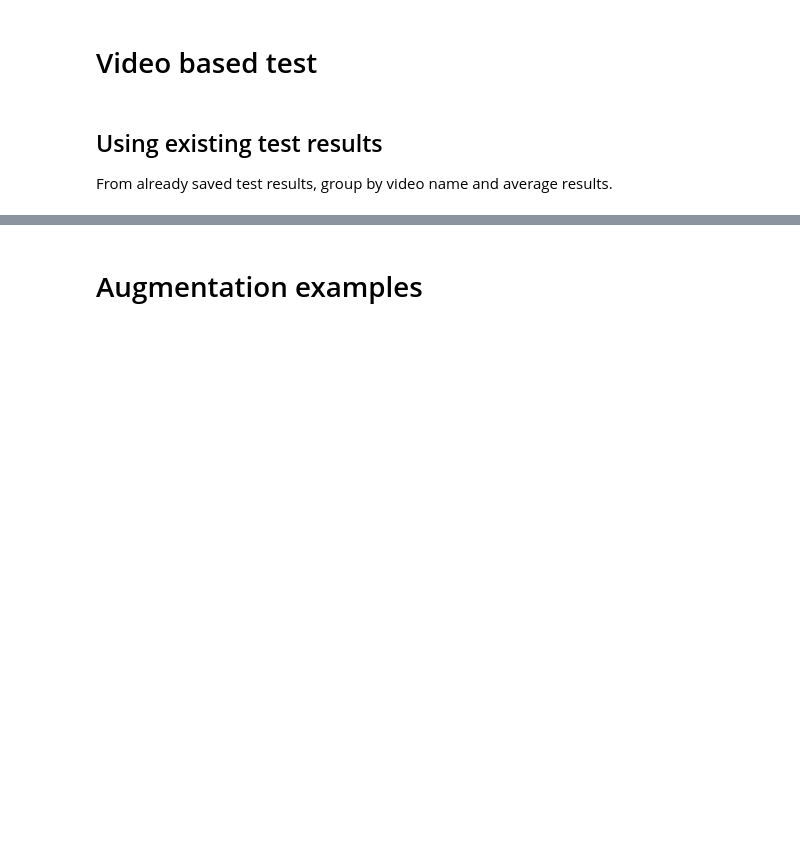
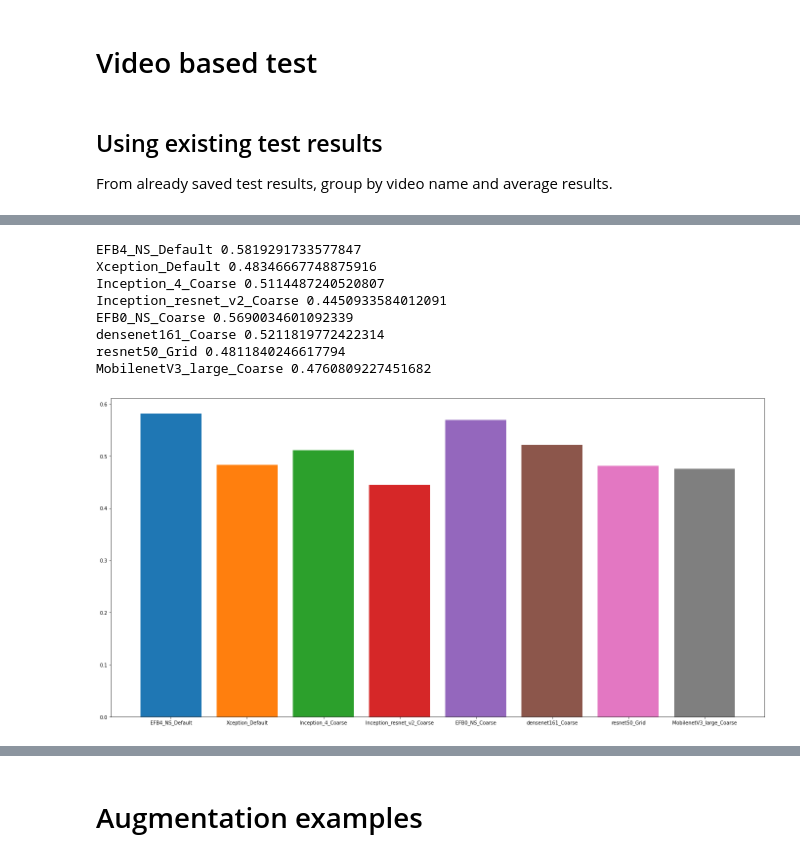
Before and after one commit to hi-ilkin/Thesis, a Jupyter notebook: Data Analysis.ipynb, the cells around one changed output, grey strips where cells are left out. Cells and saved outputs as stored; diff of their text form; code cells hidden in the pictures; blank space fills up the shorter version.

```diff
--- a/Data Analysis.ipynb
+++ b/Data Analysis.ipynb
@@ -984,12 +1012,13 @@ def get_video_stats(df):
         "augmenters": augmenters
     }
 # %%
+# getting augmenters and distractors of misclassified results for each given run
 runs = [
         ("2u1txf0a", "EFB4_NS", "Default", "DFDC-phase-7_s56_eb4_default_2u1txf0a_test.csv"),
         ("4jnbnk3u", "Xception", "Default", "DFDC-phase-7_s52_xception_default_4jnbnk3u_test.csv"),
         ("djinh5d4", "Inception_4", "Coarse", "DFDC-phase-7_s31_inception_v4_double_coarse_djinh5d4_test.csv"),
         ("ay5l7q3q", "Inception_resnet_v2", "Coarse", "DFDC-phase-7_s67_incpresv2_coarse_ay5l7q3q_test.csv"),
-        ("c3x0rzgt", "EFB0_NS", "Coarse", "DFDC-phase-7_s31_inception_v4_double_coarse_c3x0rzgt_test.csv"),
+        ("c3x0rzgt", "EFB0_NS", "Coarse", "DFDC-phase-7_s31_inception_v4_double_coarse_c3x0rzgt_test_.csv"),
         ("v2cq0a1n", "densenet161", "Coarse", "DFDC-phase-7_s49_dense161_coarse_v2cq0a1n_test.csv"),
         ("np7d6t9p", "resnet50", "Grid", "DFDC-phase-7_s47_res50_coarse_np7d6t9p_test.csv"),
         ("6ihp9jw7", "MobilenetV3_large", "Coarse", "DFDC-phase-7_s58_mbnetv3_coarse_6ihp9jw7_test.csv")
@@ -1004,8 +1033,12 @@ for run in runs:
     misclassified_fake_videos = df[(df['predicted'] == 0) & (df['targets'] == 1)]
     misclassified_real_videos = df[(df['predicted'] == 1) & (df['targets'] == 0)]
 
-    with open(f'{config.root}/result_imgs/false_fakes_{run_id}_{model}_{model_aug}.json', 'w') as fp:
+    with open(f'{config.root}/overall_results/false_fakes_{run_id}_{model}_{model_aug}.json', 'w') as fp:
         json.dump(get_video_stats(misclassified_fake_videos), fp)
 
-    with open(f'{config.root}/result_imgs/false_reals_{run_id}_{model}_{model_aug}.json', 'w') as fp:
+    print()
+
+    with open(f'{config.root}/overall_results/false_reals_{run_id}_{model}_{model_aug}.json', 'w') as fp:
         json.dump(get_video_stats(misclassified_real_videos), fp)
+
+    break
@@ -1011,0 +1050,4 @@ for run in runs:
+# %%
+for f in glob.glob(f'{config.root}/overall_results/false_reals*.json'):
+    with open(f) as fp:
+        print(f"{os.path.basename(f)} : {json.load(fp)['counts']['empty']}")
@@ -1143,9 +1194,10 @@ def get_metrics_with_sklearn(y_preds, targets, prefix='val'):
             res[f'{prefix}_{f.__name__}_{c}'] = round(f(targets, y_preds, pos_label=c), 3)
     return res
 # %%
-files = glob.glob(f'{config.TEST_IMG_OUTPUT}/*.csv')
+# files = glob.glob(f'{config.TEST_IMG_OUTPUT}/*celeb.csv')
+files = [os.path.join(config.TEST_IMG_OUTPUT, run[-1]) for run in runs]
 all_test_results = {os.path.basename(p) : pd.read_csv(p) for p in files}
-del all_test_results['metrics.csv']
+# del all_test_results['metrics.csv']
 # %%
 # calculating fpr, tpr, auc, eer, f1, precision, recall scores for video based results
 
@@ -1185,0 +1270,20 @@ plt.show()
+# %%
+# converting runs into dict for easier access to model names an augmentations
+runs_dict = {mname: (model, aug) for _, model, aug, mname in runs}
+# %%
+plt.figure(figsize=(24,12))
+for model_name, _, _, threshold, _ in roc_details:
+    model, aug = runs_dict[model_name]
+    print(f"{model}_{aug}", threshold)
+    plt.bar(f"{model}_{aug}", threshold)
+plt.show()
+# %% [output]
+EFB4_NS_Default 0.5819291733577847
+Xception_Default 0.48346667748875916
+Inception_4_Coarse 0.5114487240520807
+Inception_resnet_v2_Coarse 0.4450933584012091
+EFB0_NS_Coarse 0.5690034601092339
+densenet161_Coarse 0.5211819772422314
+resnet50_Grid 0.4811840246617794
+MobilenetV3_large_Coarse 0.4760809227451682
+[figure, added]
```
Also changed, not shown: parts of 14 cells of this notebook.
